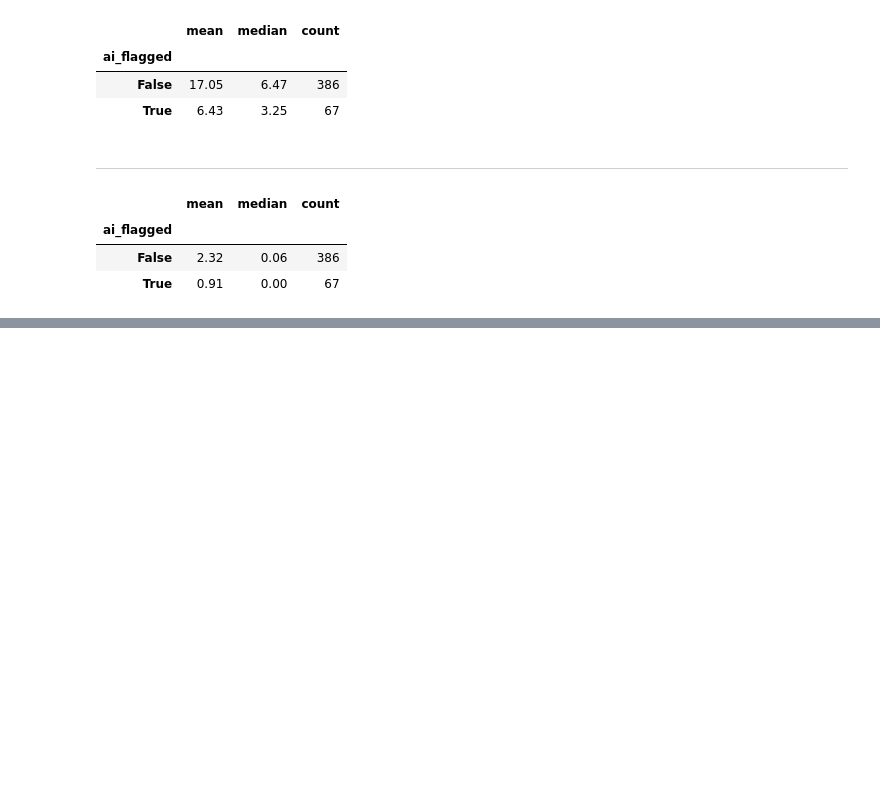
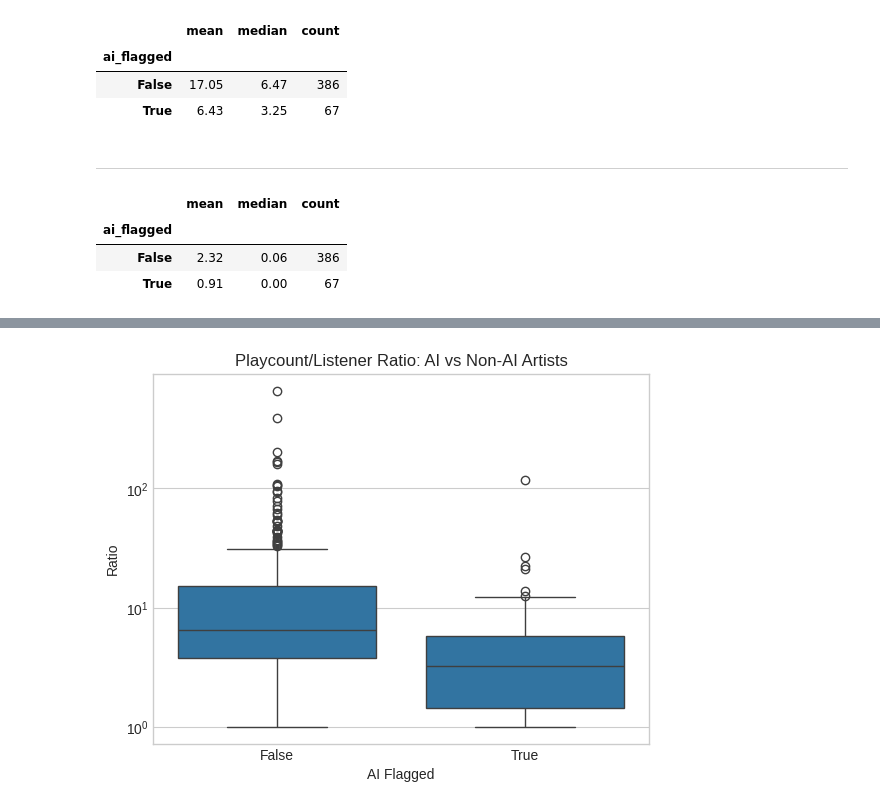
Before and after one commit to pelinumur-maker/dsa210-project-cranberry, a Jupyter notebook: dsa_eda.ipynb, the cells around one changed output, grey strips where cells are left out. Cells and saved outputs as stored; diff of their text form; code cells hidden in the pictures; blank space fills up the shorter version.

```diff
--- a/dsa_eda.ipynb
+++ b/dsa_eda.ipynb
@@ -226,0 +249,12 @@ album_ratio_summary_by_ai
+# %%
+"""Boxplot"""
+
+sns.boxplot(data = mydata_with_ratio, x="ai_flagged", y= "playcount_to_listener_ratio")
+plt.title("Playcount/Listener Ratio: AI vs Non-AI Artists")
+plt.xlabel("AI Flagged")
+plt.ylabel("Ratio")
+plt.yscale("log")
+
+plt.show()
+# %% [output]
+[figure, added]
```
Also changed, not shown: parts of 5 cells of this notebook.
